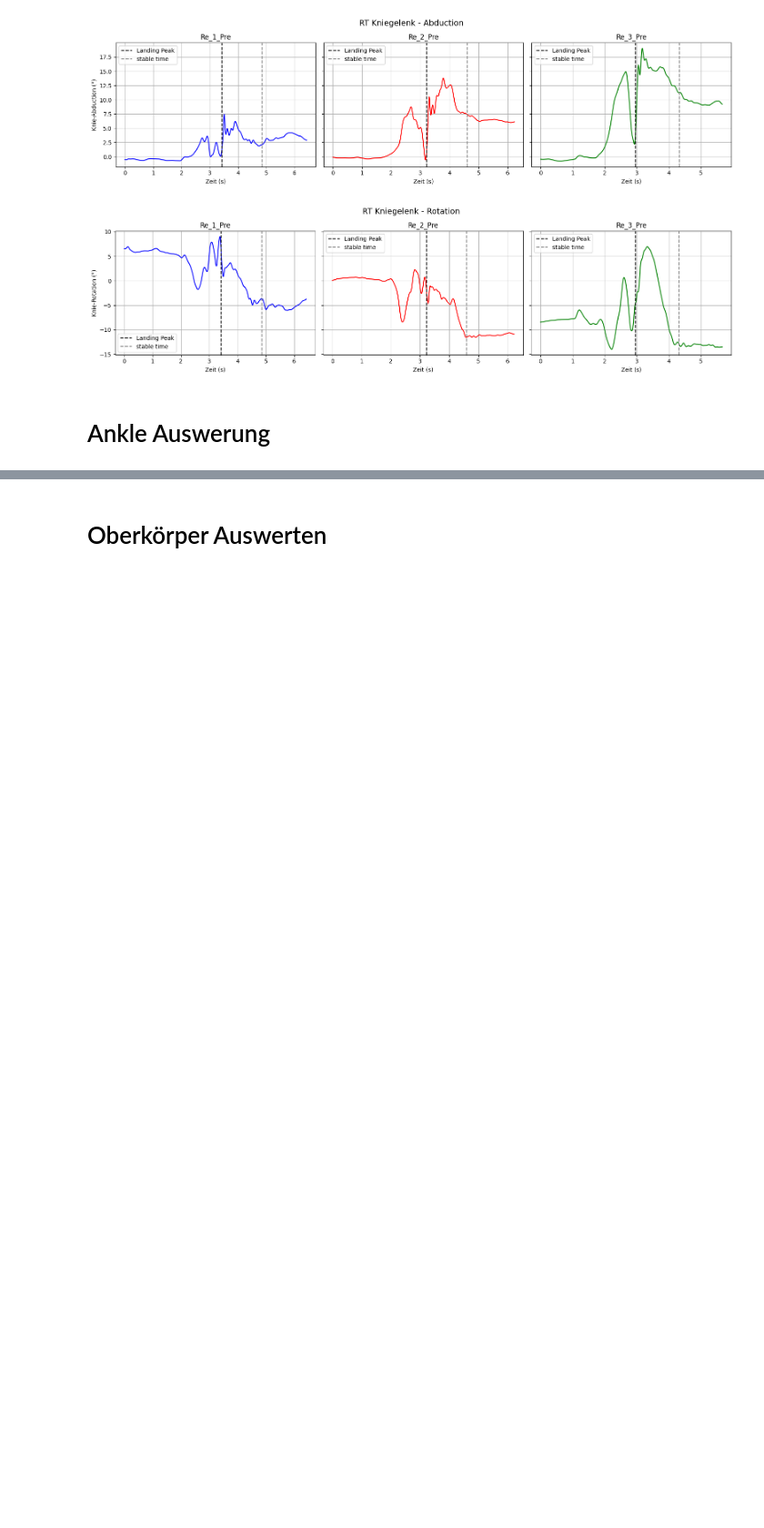
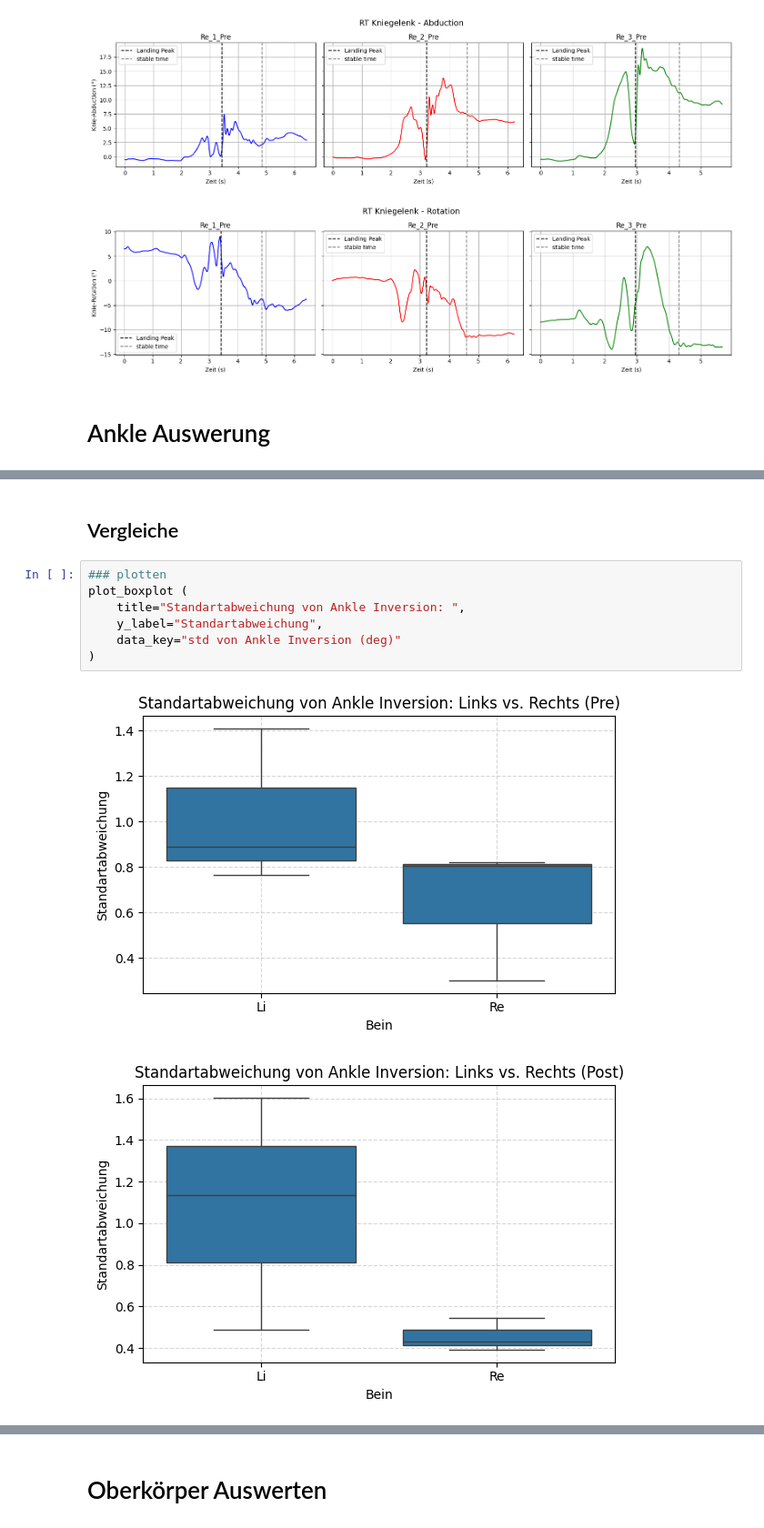
Before and after one commit to TillSchroeter/BewA_Stability, a Jupyter notebook: IMU_Auswertung.ipynb, the cells around one changed output, grey strips where cells are left out. Shown at 91% size. Drawn from its saved outputs; the diff is of its cells as text; blank space fills up the shorter version.

Commit message:
Ankle Standartabweichung

```diff
--- a/IMU_Auswertung.ipynb
+++ b/IMU_Auswertung.ipynb
@@ -777,0 +864,12 @@ plt.show()
+# %% [markdown]
+## Vergleiche
+# %%
+### plotten
+plot_boxplot (
+    title="Standartabweichung von Ankle Inversion: ",
+    y_label="Standartabweichung",
+    data_key="std von Ankle Inversion (deg)"
+)
+# %% [output]
+[figure, added]
+[figure, added]
```
Also changed, not shown: parts of 18 cells of this notebook, 14 other files.
